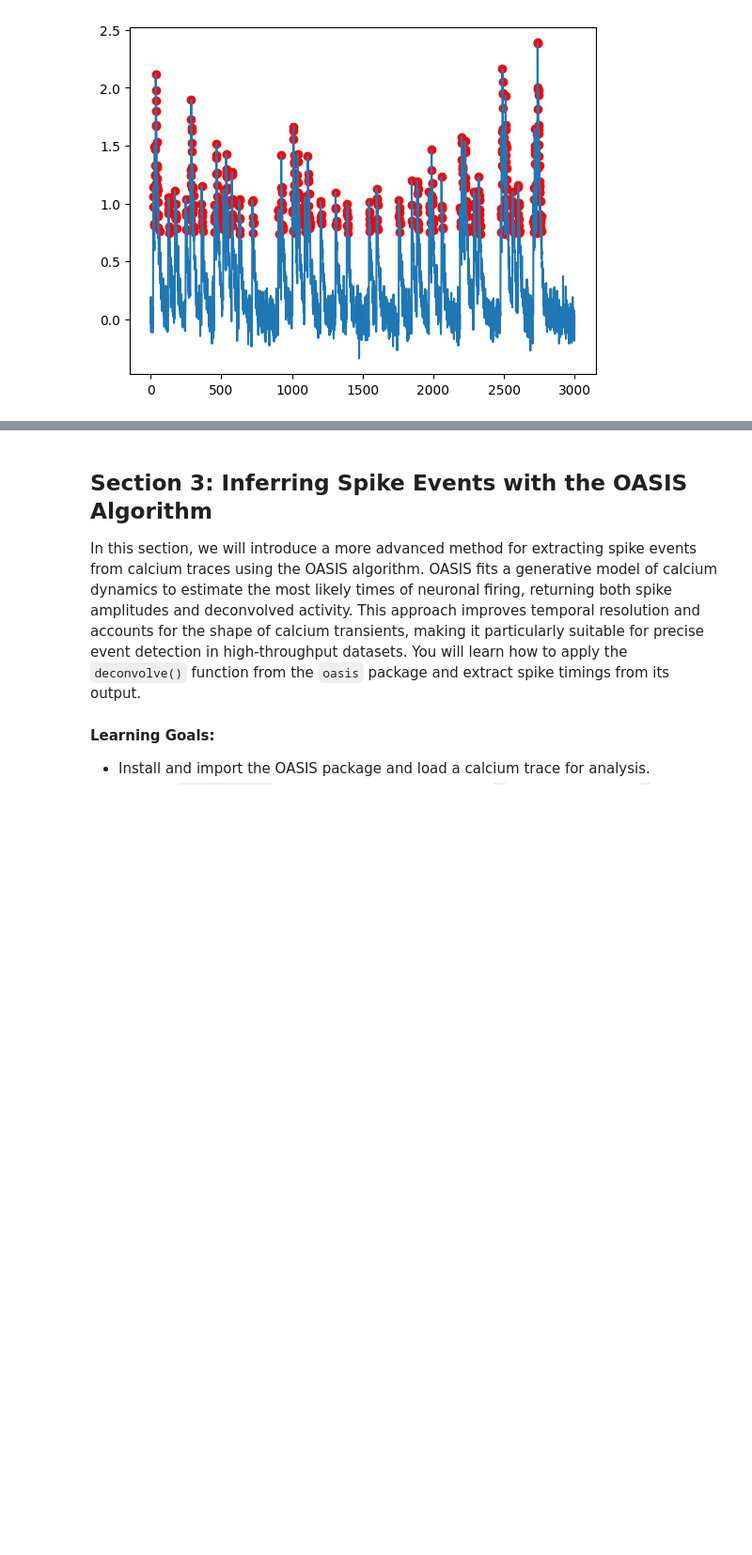
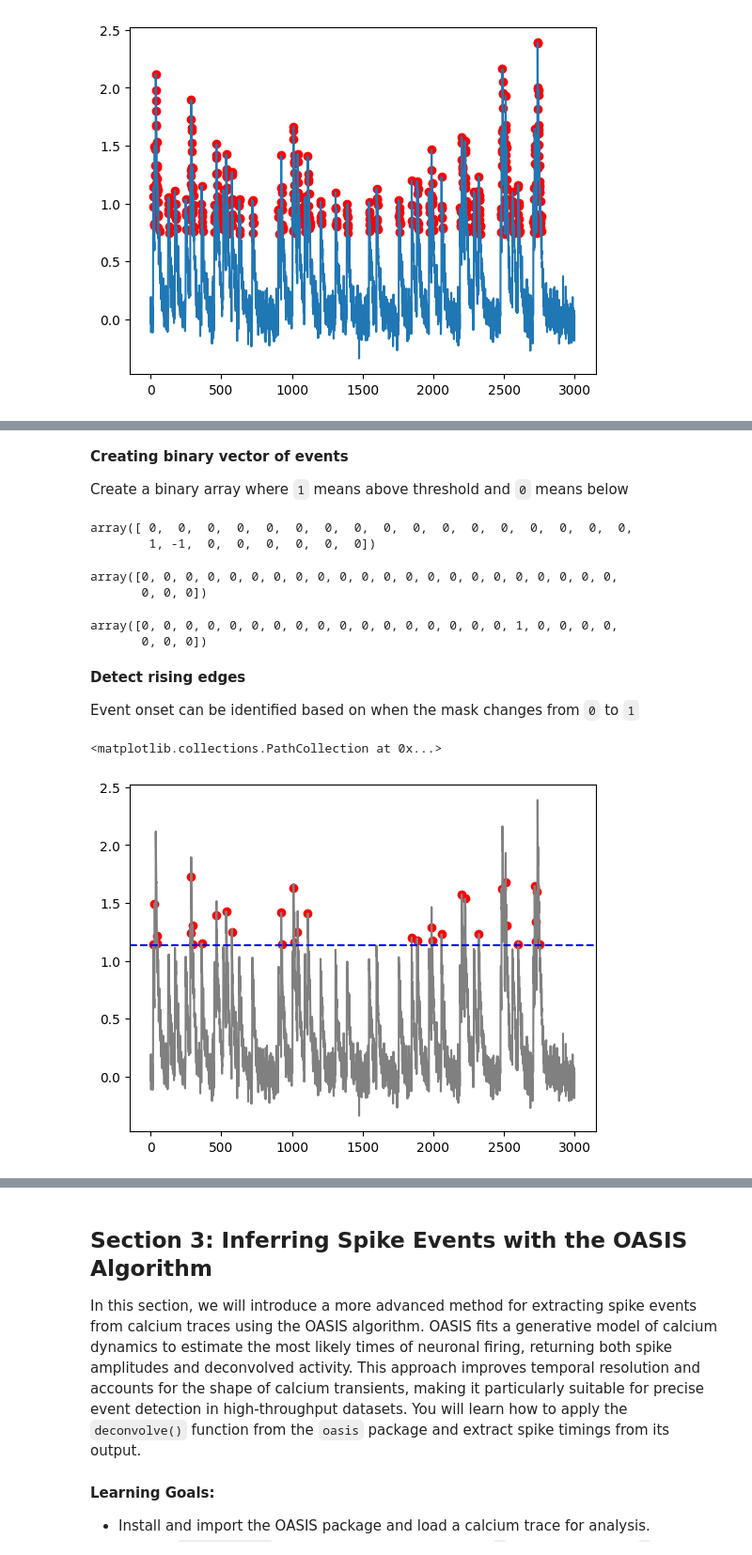
Before and after one commit to sangeethankumar/Courses, a Jupyter notebook: CalciumImaging/Draft1/Thresholding and Events.ipynb, the cells around one changed output, grey strips where cells are left out. Shown at 94% size. Saved outputs shown, nothing was run; the diff lists cells and outputs as text; code cells hidden in the pictures; blank space fills up the shorter version.

```diff
--- a/CalciumImaging/Draft1/Thresholding and Events.ipynb
+++ b/CalciumImaging/Draft1/Thresholding and Events.ipynb
@@ -148,0 +148,44 @@ Once we have identified where the calcium trace exceeds a threshold, the next st
+# %% [markdown]
+**Creating binary vector of events**
+
+Create a binary array where `1` means above threshold and `0` means below
+# %%
+treshold_factor = 2.0
+det_treshold = np.mean(fluorescence_trace_1) + treshold_factor * np.std(fluorescence_trace_1)
+is_active = fluorescence_trace_1 > det_treshold
+np.diff(is_active.astype(int))[:25]
+# %% [output]
+array([ 0,  0,  0,  0,  0,  0,  0,  0,  0,  0,  0,  0,  0,  0,  0,  0,  0,
+        1, -1,  0,  0,  0,  0,  0,  0])
+# %%
+treshold_factor = 3.0
+det_treshold = np.mean(fluorescence_trace_2) + treshold_factor * np.std(fluorescence_trace_2)
+is_active = fluorescence_trace_2 > det_treshold
+np.diff(is_active.astype(int))[:25]
+# %% [output]
+array([0, 0, 0, 0, 0, 0, 0, 0, 0, 0, 0, 0, 0, 0, 0, 0, 0, 0, 0, 0, 0, 0,
+       0, 0, 0])
+# %%
+treshold_factor = 0.5
+det_treshold = np.mean(fluorescence_trace_5) + treshold_factor * np.std(fluorescence_trace_5)
+is_active = fluorescence_trace_5 > det_treshold
+np.diff(is_active.astype(int))[:25]
+# %% [output]
+array([0, 0, 0, 0, 0, 0, 0, 0, 0, 0, 0, 0, 0, 0, 0, 0, 0, 1, 0, 0, 0, 0,
+       0, 0, 0])
+# %% [markdown]
+**Detect rising edges**
+
+Event onset can be identified based on when the mask changes from `0` to `1`
+# %%
+treshold_factor = 2.0
+det_treshold = np.mean(fluorescence_trace_1) + treshold_factor * np.std(fluorescence_trace_1)
+is_active = fluorescence_trace_1 > det_treshold
+onset_indices = np.where(np.diff(is_active.astype(int)) == 1)[0] + 1
+
+plt.plot(fluorescence_trace_1, color='gray')
+plt.axhline(det_treshold, color='b', linestyle='--')
+plt.scatter(np.arange(len(fluorescence_trace_1))[onset_indices], fluorescence_trace_1[onset_indices], marker='o', color='r')
+# %% [output]
+<matplotlib.collections.PathCollection at 0x...>
+[figure, added]
```
Also changed, not shown: parts of 9 cells of this notebook.
